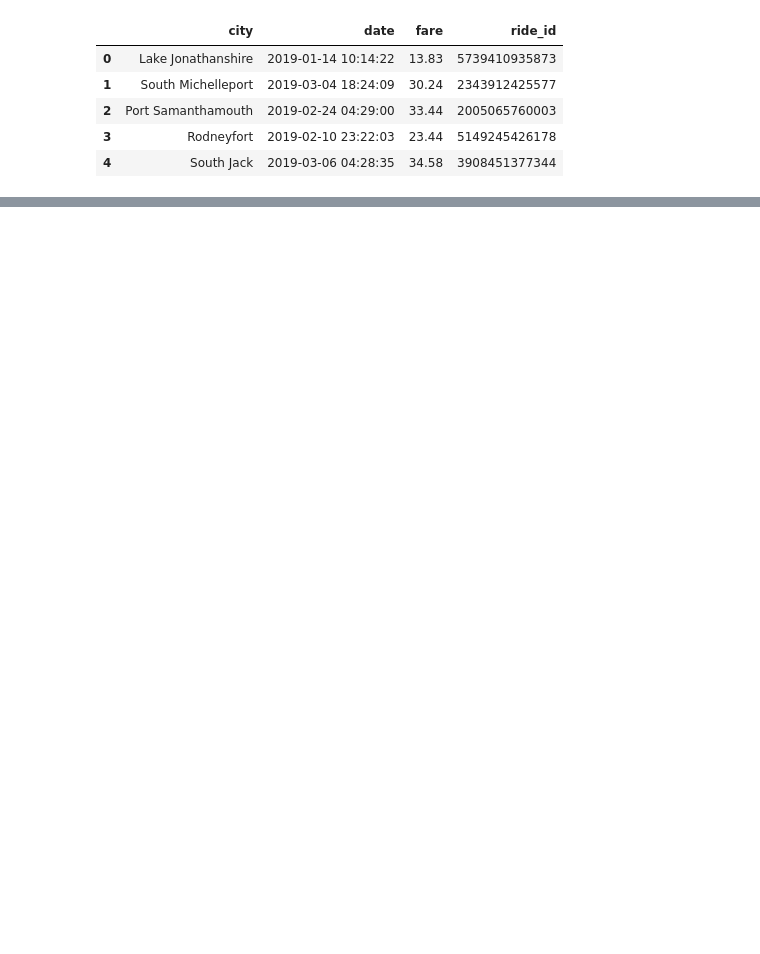
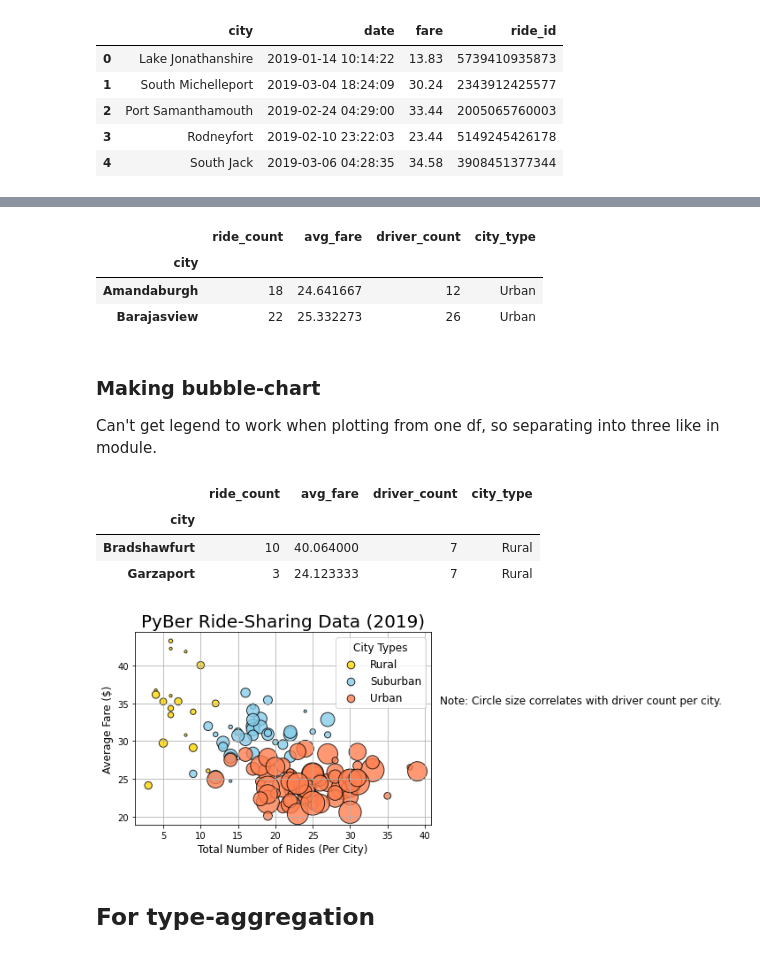
Before and after one commit to ajawa-took/PyBer_Analysis, a Jupyter notebook: PyBer.ipynb, the cells around one changed output, grey strips where cells are left out. Cells and saved outputs as stored; diff of their text form; code cells hidden in the pictures; blank space fills up the shorter version.

Commit message:
bubble-charted

```diff
--- a/PyBer.ipynb
+++ b/PyBer.ipynb
@@ -45,0 +66,64 @@ ride_data_df.head()
+# %%
+# aggregate data for each city
+city_agg_df = pyber_data_df.groupby('city').agg(ride_count=('ride_id', (lambda x: len(x))),
+                                                avg_fare=('fare', np.mean),
+                                                driver_count=('driver_count', (lambda x: x.mode())),
+                                                city_type=('type', (lambda x: x.mode())))
+# %%
+city_agg_df.head(2)
+# %% [output]
+|  | ride_count | avg_fare | driver_count | city_type |
+| city |  |  |  |  |
+| Amandaburgh | 18 | 24.641667 | 12 | Urban |
+| Barajasview | 22 | 25.332273 | 26 | Urban |
+# %% [markdown]
+### Making bubble-chart
+Can't get legend to work when plotting from one df, so separating into three like in module.
+# %%
+rural_agg_df = city_agg_df[city_agg_df['city_type'] == 'Rural']
+suburban_agg_df = city_agg_df[city_agg_df['city_type'] == 'Suburban']
+urban_agg_df = city_agg_df[city_agg_df['city_type'] == 'Urban']
+# %%
+rural_agg_df.head(2)
+# %% [output]
+|  | ride_count | avg_fare | driver_count | city_type |
+| city |  |  |  |  |
+| Bradshawfurt | 10 | 40.064000 | 7 | Rural |
+| Garzaport | 3 | 24.123333 | 7 | Rural |
+# %%
+# organize data for plotting
+plotmes = [[rural_agg_df, 'Rural', 'gold'], [suburban_agg_df, 'Suburban', 'skyblue'],
+           [urban_agg_df, 'Urban', 'coral']]
+
+# make three scatter-plots
+for tripl in plotmes:
+    daf = tripl[0]
+    plt.scatter(daf['ride_count'], daf['avg_fare'],
+                s=10*daf['driver_count'], c=tripl[2],
+                edgecolor="black", linewidths=1,
+                alpha=0.8, label=tripl[1])
+
+# add axis-labels and titles
+plt.title("PyBer Ride-Sharing Data (2019)", fontsize=20)
+plt.ylabel("Average Fare ($)", fontsize=12)
+plt.xlabel("Total Number of Rides (Per City)", fontsize=12)
+plt.grid(True)
+
+# Create a legend
+lgnd = plt.legend(fontsize="12", mode="Expanded",
+         scatterpoints=1, loc="best", title="City Types")
+lgnd.legendHandles[0]._sizes = [75]
+lgnd.legendHandles[1]._sizes = [75]
+lgnd.legendHandles[2]._sizes = [75]
+lgnd.get_title().set_fontsize(12)
+
+
+# Incorporate a text label about circle size.
+plt.text(42, 35, "Note: Circle size correlates with driver count per city.", fontsize="12")
+
+# Show the plot
+plt.show()
+# %% [output]
+[figure, added]
+# %% [markdown]
+## For type-aggregation
```
Also changed, not shown: parts of 11 cells of this notebook, 2 other files.
